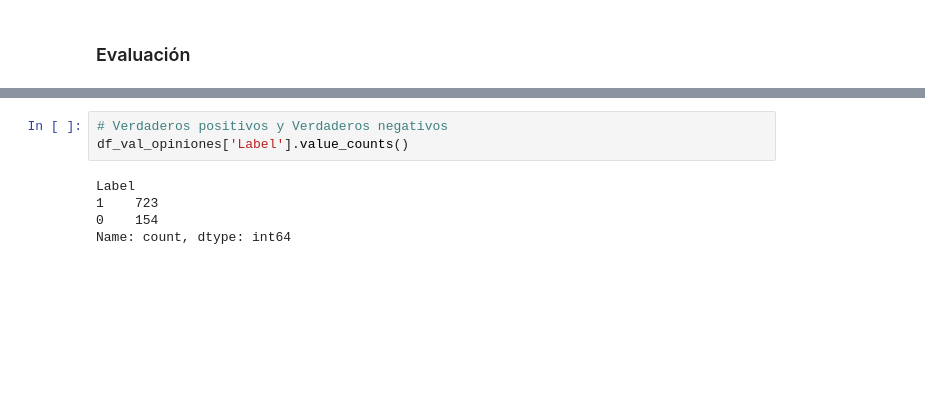
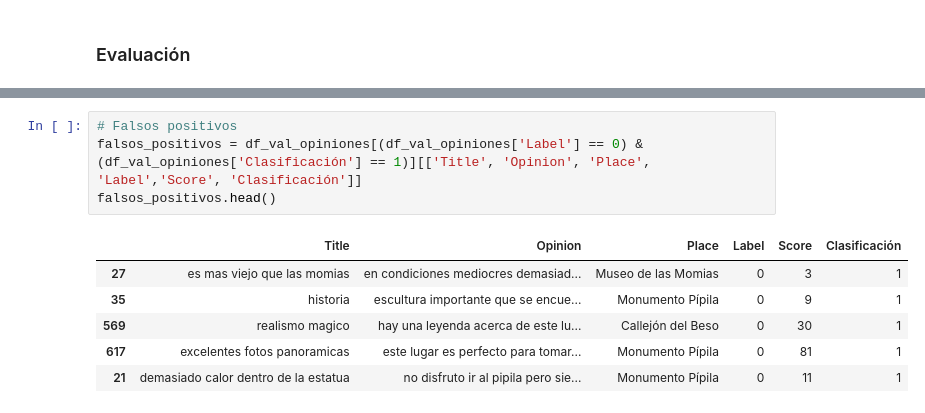
Before and after one commit to mariooef/sentiment_analysis-model-pln-mcd, a Jupyter notebook: notebooks/2.0-modelo-AnálisisSentimientos.ipynb, the cells around one changed output, grey strips where cells are left out. Cells and saved outputs as stored; diff of their text form; blank space fills up the shorter version.

```diff
--- a/notebooks/2.0-modelo-AnálisisSentimientos.ipynb
+++ b/notebooks/2.0-modelo-AnálisisSentimientos.ipynb
@@ -171,9 +239,12 @@ Clasificación
 Name: count, dtype: int64
-# %%
-# Verdaderos positivos y Verdaderos negativos
-df_val_opiniones['Label'].value_counts()
-# %% [output]
-Label
-1    723
-0    154
-Name: count, dtype: int64
+# %%
+# Falsos positivos
+falsos_positivos = df_val_opiniones[(df_val_opiniones['Label'] == 0) & (df_val_opiniones['Clasificación'] == 1)][['Title', 'Opinion', 'Place', 'Label','Score', 'Clasificación']]
+falsos_positivos.head()
+# %% [output]
+|  | Title | Opinion | Place | Label | Score | Clasificación |
+| 27 | es mas viejo que las momias | en condiciones mediocres demasiad... | Museo de las Momias | 0 | 3 | 1 |
+| 35 | historia | escultura importante que se encue... | Monumento Pípila | 0 | 9 | 1 |
+| 569 | realismo magico | hay una leyenda acerca de este lu... | Callejón del Beso | 0 | 30 | 1 |
+| 617 | excelentes fotos panoramicas | este lugar es perfecto para tomar... | Monumento Pípila | 0 | 81 | 1 |
+| 21 | demasiado calor dentro de la estatua | no disfruto ir al pipila pero sie... | Monumento Pípila | 0 | 11 | 1 |
```
Also changed, not shown: parts of 26 cells of this notebook.
